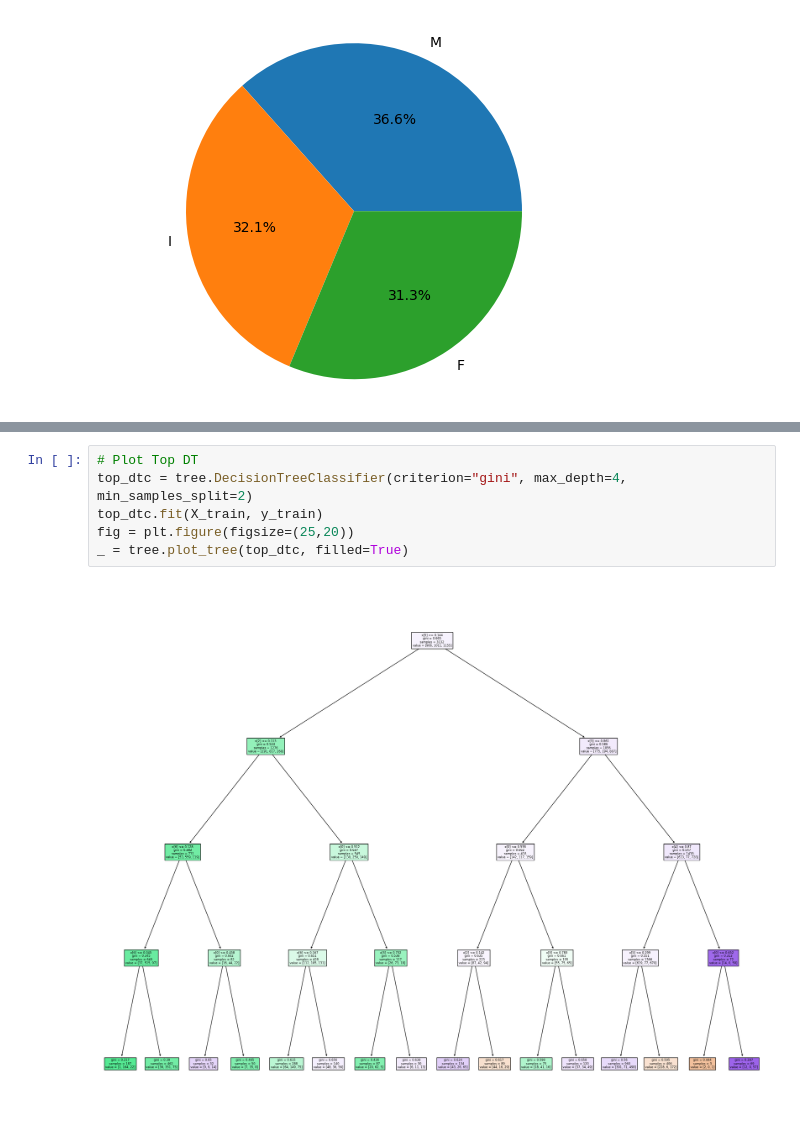
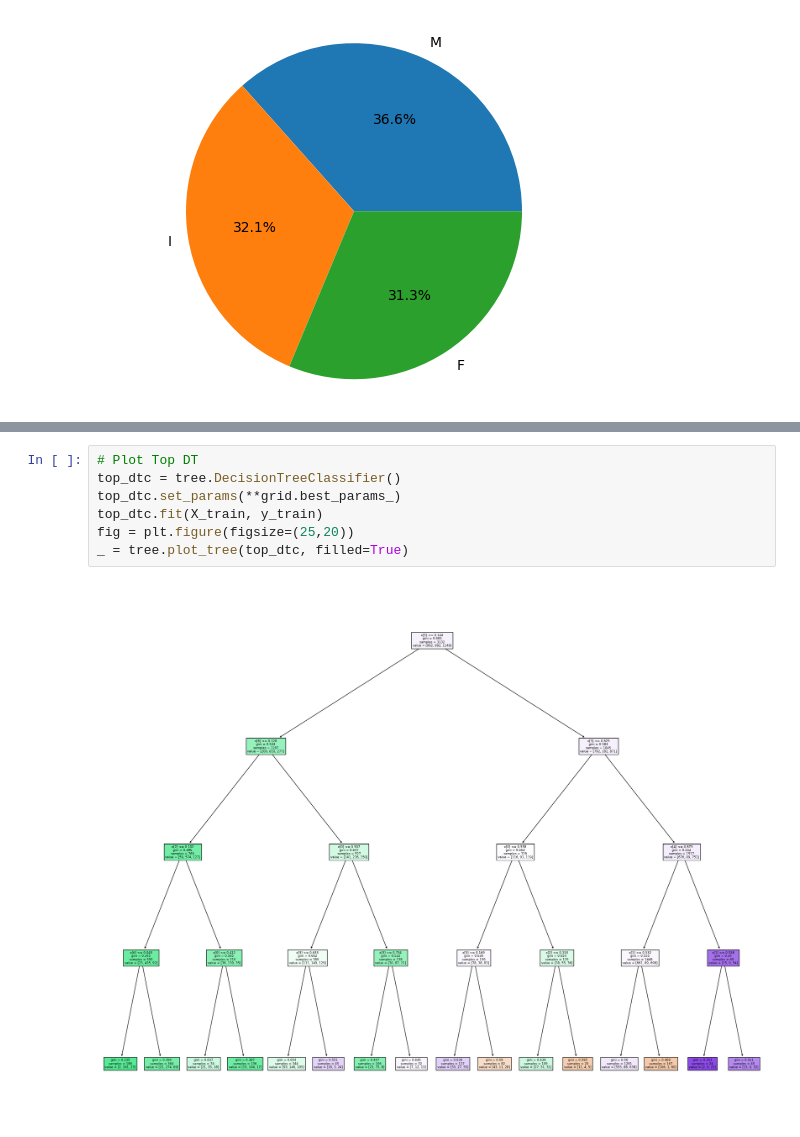
Before and after one commit to SarahMucci0312/COMP472-A1, a Jupyter notebook: abalone.ipynb, the cells around one changed output, grey strips where cells are left out. Drawn from its saved outputs; the diff is of its cells as text.

```diff
--- a/abalone.ipynb
+++ b/abalone.ipynb
@@ -54,8 +54,9 @@ print(grid.best_score_)
 # %%
 # Plot Top DT
-top_dtc = tree.DecisionTreeClassifier(criterion="gini", max_depth=4, min_samples_split=2)
+top_dtc = tree.DecisionTreeClassifier()
+top_dtc.set_params(**grid.best_params_)
 top_dtc.fit(X_train, y_train)
 fig = plt.figure(figsize=(25,20))
 _ = tree.plot_tree(top_dtc, filled=True)
 # %% [output]
-[figure, old version]
+[figure, new version]
```
Also changed, not shown: parts of 2 cells of this notebook, 1 other file.
